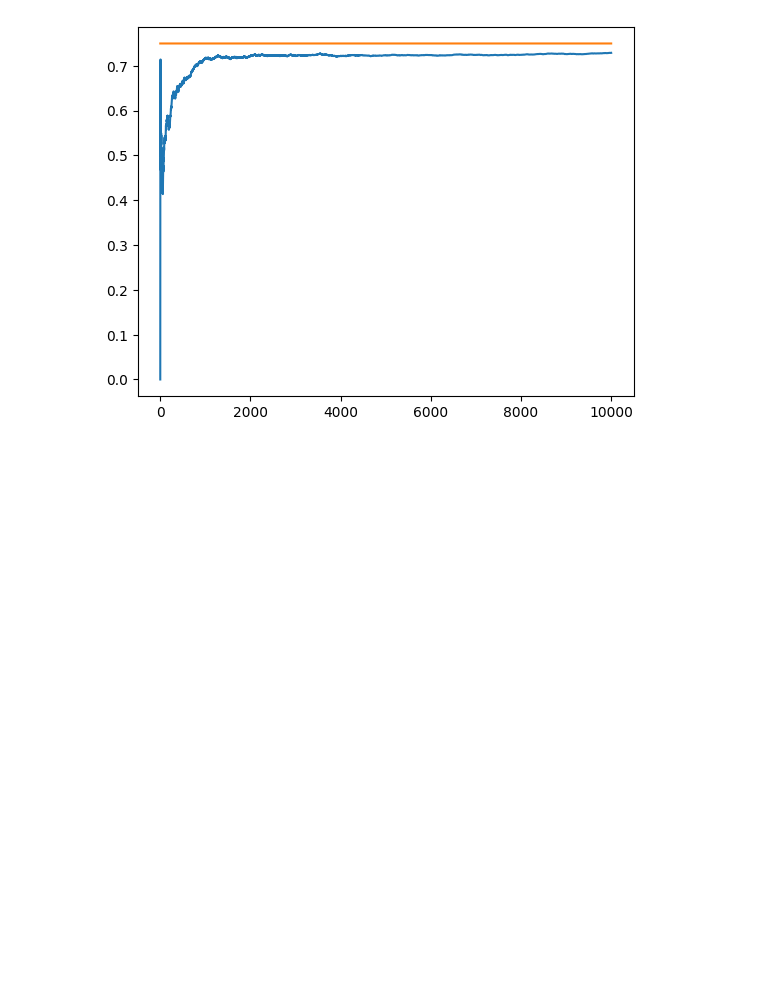
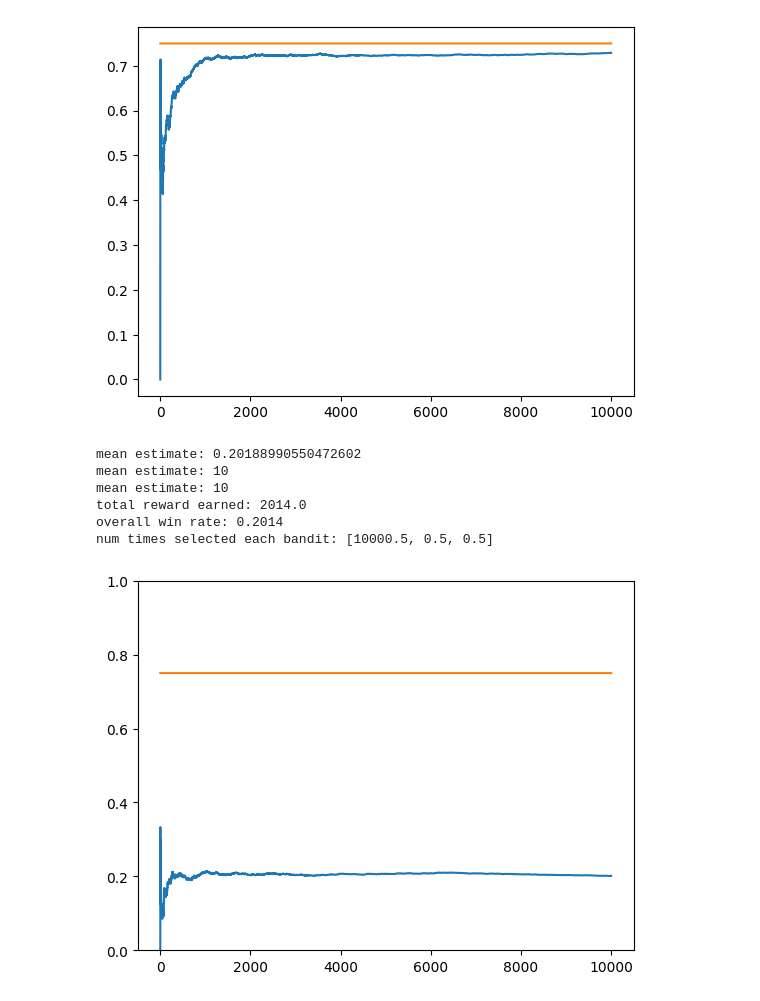
Before and after one commit to JonasHagstrom79/Reinforced-Learning, a Jupyter notebook: Bandit.ipynb, the cells around one changed output. Drawn from its saved outputs; the diff is of its cells as text; code cells hidden in the pictures; blank space fills up the shorter version.

```diff
--- a/Bandit.ipynb
+++ b/Bandit.ipynb
@@ -265,3 +265,82 @@ num_times_explored: 618
 num_times_exploited: 9382
 num_times selected optimal bandit: 9415
 [figure]
+# %%
+from __future__ import print_function, division
+from builtins import range
+from numpy import argmax
+# Note: you may need to update your version of future
+# sudo pip install -U future
+
+
+import matplotlib.pyplot as plt
+import numpy as np
+
+
+NUM_TRIALS = 10000
+EPS = 0.1
+BANDIT_PROBABILITIES = [0.2, 0.5, 0.75]
+
+
+class Bandit:
+  def __init__(self, p):
+    # p: the win rate
+    self.p = p
+    self.p_estimate = 10
+    self.N = 0.5
+
+  def pull(self):
+    # draw a 1 with probability p
+    return np.random.random() < self.p
+
+  def update(self, x):
+    new_p_estimate = (self.N * self.p_estimate + x) / (self.N + 1)
+    self.N += 1
+    self.p_estimate = new_p_estimate
+
+
+def experiment():
+  bandits = [Bandit(p) for p in BANDIT_PROBABILITIES]
+
+  rewards = np.zeros(NUM_TRIALS)
+  for i in range(NUM_TRIALS):
+    # use optimistic initial values to select the next bandit
+    j = argmax(b.p_estimate for b in bandits)
+
+    # pull the arm for the bandit with the largest sample
+    x = bandits[j].pull()
+
+    # update rewards log
+    rewards[i] = x
+
+    # update the distribution for the bandit whose arm we just pulled
+    bandits[j].update(x)
+
+
+  # print mean estimates for each bandit
+  for b in bandits:
+    print("mean estimate:", b.p_estimate)
+
+  # print total reward
+  print("total reward earned:", rewards.sum())
+  print("overall win rate:", rewards.sum() / NUM_TRIALS)
+  print("num times selected each bandit:", [b.N for b in bandits])
+
+  # plot the results
+  cumulative_rewards = np.cumsum(rewards)
+  win_rates = cumulative_rewards / (np.arange(NUM_TRIALS) + 1)
+  plt.ylim([0, 1])
+  plt.plot(win_rates)
+  plt.plot(np.ones(NUM_TRIALS)*np.max(BANDIT_PROBABILITIES))
+  plt.show()
+
+if __name__ == "__main__":
+  experiment()
+# %% [output]
+mean estimate: 0.20188990550472602
+mean estimate: 10
+mean estimate: 10
+total reward earned: 2014.0
+overall win rate: 0.2014
+num times selected each bandit: [10000.5, 0.5, 0.5]
+[figure, added]
```
